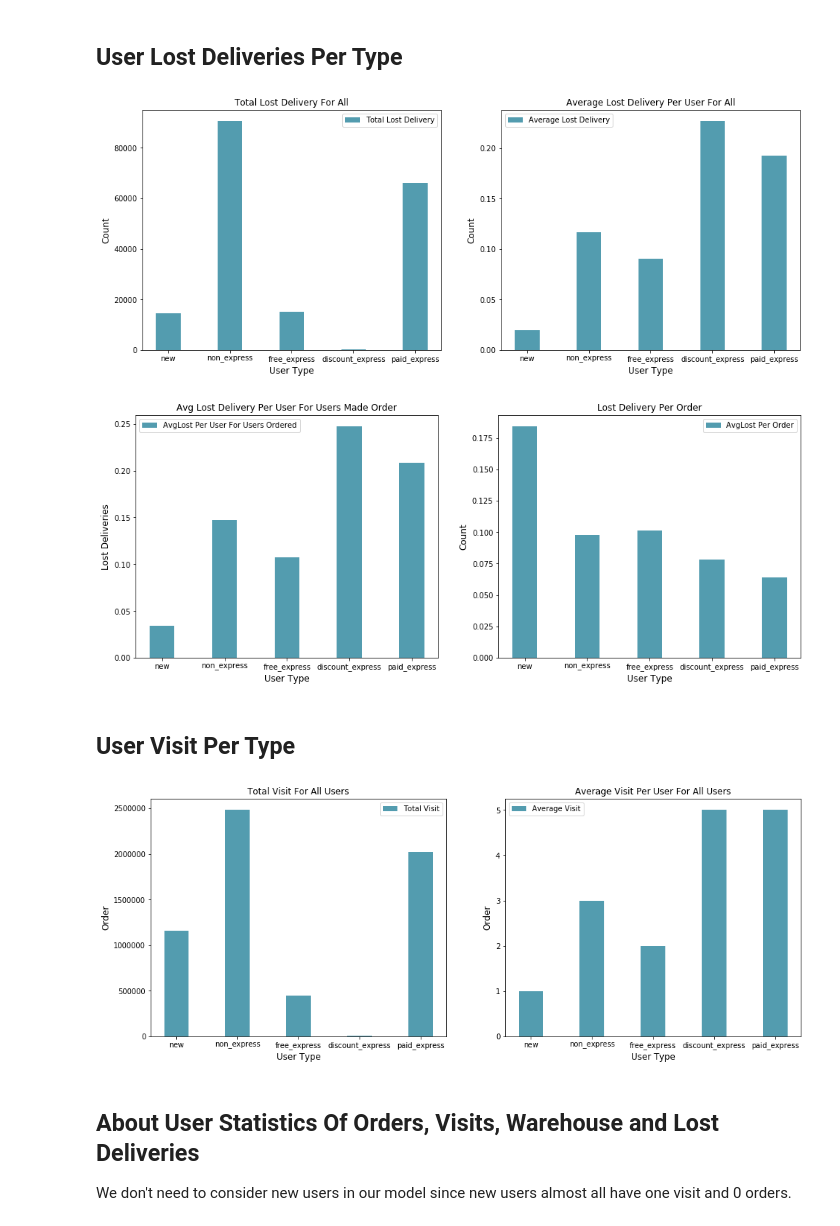
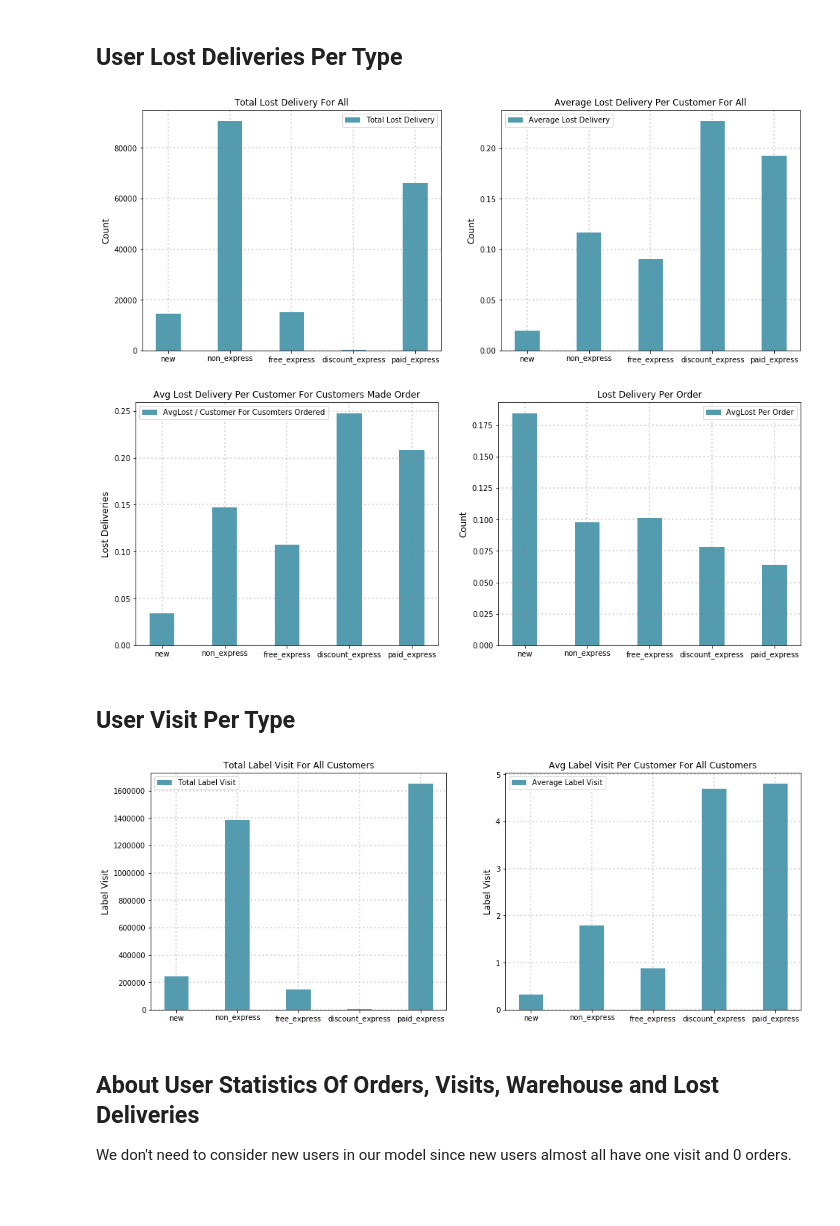
Before and after one commit to JustinNew/archive, a Jupyter notebook: projects/LostDemandImpact/Lost_Deliveries_Impact_V1.0.ipynb, the cells around one changed output. Saved outputs shown, nothing was run; the diff lists cells and outputs as text; code cells hidden in the pictures; blank space fills up the shorter version.

Commit message:
lost impact

```diff
--- a/projects/LostDemandImpact/Lost_Deliveries_Impact_V1.0.ipynb
+++ b/projects/LostDemandImpact/Lost_Deliveries_Impact_V1.0.ipynb
@@ -350,32 +359,34 @@ plt.show()
 # %%
 user_lost_per_type = user_df[['user_type', 'lost_estimate']].groupby(['user_type']).sum().reset_index()
 user_lost_per_type['user_type'] = user_lost_per_type['user_type'].map(lambda x: user_type_map_reverse[x])
 
 x = [1,2,3,4,5]
 y1 = user_lost_per_type.lost_estimate.tolist()
 ind_width = 0.4
 
 fig = plt.figure(figsize=(16, 6))
 ax = fig.add_subplot(121)
 ax.bar(x, y1, align='center', color='#539caf',label='Total Lost Delivery', width=ind_width)
-ax.set_xlabel('User Type',fontsize=12)
+#ax.set_xlabel('User Type',fontsize=12)
 ax.set_ylabel('Count',fontsize=12)
 ax.set_title('Total Lost Delivery For All')
+ax.grid(True, color='grey', linestyle=':', linewidth=2, alpha=0.3)
 ax.legend(loc = 'upper right',fontsize=10)
 ax.set_xticklabels(('', 'new','non_express','free_express','discount_express','paid_express'))
 
 y2 = [i/j for i, j in zip(user_lost_per_type.lost_estimate.tolist(), user_type_count.count_last.tolist())]
 ax2 = fig.add_subplot(122)
 ax2.bar(x, y2, align='center', color='#539caf',label='Average Lost Delivery', width=ind_width)
-ax2.set_xlabel('User Type',fontsize=12)
+#ax2.set_xlabel('User Type',fontsize=12)
 ax2.set_ylabel('Count',fontsize=12)
-ax2.set_title('Average Lost Delivery Per User For All')
+ax2.set_title('Average Lost Delivery Per Customer For All')
+ax2.grid(True, color='grey', linestyle=':', linewidth=2, alpha=0.3)
 ax2.legend(loc = 'upper left',fontsize=10)
 ax2.set_xticklabels(('', 'new','non_express','free_express','discount_express','paid_express'))
 plt.savefig('20180903-20180930 User Lost Deliveries Per Type.png')
 plt.show()
 # %% [output]
-[figure, old version]
+[figure, new version]
 # %%
 # Exclude users who did not make an order.
 # Calculate the average lost deliveries per user for users who made order.
@@ -389,62 +400,67 @@ user_per_type_exclude['AvgLost'] = user_per_type_exclude['lost_estimate'] / user
 
 x = [1,2,3,4,5]
 y1 = user_per_type_exclude['AvgLost'].tolist()
-y2 = [i/j for i,j in zip(user_lost_per_type.lost_estimate.tolist(), user_order_per_type.order.tolist())]
+t_user_order_per_type = df_explore[['user_type', 'order']].groupby('user_type').sum().order.tolist()
+y2 = [i/j for i,j in zip(user_lost_per_type.lost_estimate.tolist(), t_user_order_per_type)]
 ind_width = 0.4
 
 fig = plt.figure(figsize=(16, 6))
 ax = fig.add_subplot(121)
-ax.bar(x, y1, align='center', color='#539caf',label='AvgLost Per User For Users Ordered', width=ind_width)
-ax.set_xlabel('User Type',fontsize=12)
+ax.bar(x, y1, align='center', color='#539caf',label='AvgLost / Customer For Cusomters Ordered', width=ind_width)
+#ax.set_xlabel('User Type',fontsize=12)
 ax.set_ylabel('Lost Deliveries',fontsize=12)
-ax.set_title('Avg Lost Delivery Per User For Users Made Order')
+ax.set_title('Avg Lost Delivery Per Customer For Customers Made Order')
+ax.grid(True, color='grey', linestyle=':', linewidth=2, alpha=0.3)
 ax.legend(loc = 'upper left',fontsize=10)
 ax.set_xticklabels(('', 'new','non_express','free_express','discount_express','paid_express'))
 
 ax2 = fig.add_subplot(122)
 ax2.bar(x, y2, align='center', color='#539caf',label='AvgLost Per Order', width=ind_width)
-ax2.set_xlabel('User Type',fontsize=12)
+#ax2.set_xlabel('User Type',fontsize=12)
 ax2.set_ylabel('Count',fontsize=12)
 ax2.set_title('Lost Delivery Per Order')
+ax2.grid(True, color='grey', linestyle=':', linewidth=2, alpha=0.3)
 ax2.legend(loc = 'upper right',fontsize=10)
 ax2.set_xticklabels(('', 'new','non_express','free_express','discount_express','paid_express'))
 
 plt.savefig('20180903-20180930 Lost Deliveries Per Order Per Type.png')
 plt.show()
 # %% [output]
-[figure, old version]
+[figure, new version]
 # %% [markdown]
 ## User Visit Per Type
 # %%
-user_visit_per_type = user_df[['user_type', 'visit']].groupby(['user_type']).sum().reset_index()
+user_visit_per_type = df_explore[['user_type', 'label_visit']].groupby(['user_type']).sum().reset_index()
 user_visit_per_type['user_type'] = user_visit_per_type['user_type'].map(lambda x: user_type_map_reverse[x])
 
 x = [1,2,3,4,5]
-y1 = user_visit_per_type.visit.tolist()
+y1 = user_visit_per_type.label_visit.tolist()
 ind_width = 0.4
 
 fig = plt.figure(figsize=(16, 6))
 ax = fig.add_subplot(121)
-ax.bar(x, y1, align='center', color='#539caf',label='Total Visit', width=ind_width)
-ax.set_xlabel('User Type',fontsize=12)
-ax.set_ylabel('Order',fontsize=12)
-ax.set_title('Total Visit For All Users')
+ax.bar(x, y1, align='center', color='#539caf',label='Total Label Visit', width=ind_width)
+#ax.set_xlabel('User Type',fontsize=12)
+ax.set_ylabel('Label Visit',fontsize=12)
+ax.set_title('Total Label Visit For All Customers')
+ax.grid(True, color='grey', linestyle=':', linewidth=2, alpha=0.3)
 #ax.set_ylim([0, 2850000])
-ax.legend(loc = 'upper right',fontsize=10)
+ax.legend(loc = 'upper left',fontsize=10)
 ax.set_xticklabels(('', 'new','non_express','free_express','discount_express','paid_express'))
 
-y2 = [i/j for i, j in zip(user_visit_per_type.visit.tolist(), user_type_count.count_last.tolist())]
+y2 = [i/j for i, j in zip(user_visit_per_type.label_visit.tolist(), user_type_count.count_last.tolist())]
 ax2 = fig.add_subplot(122)
-ax2.bar(x, y2, align='center', color='#539caf',label='Average Visit', width=ind_width)
-ax2.set_xlabel('User Type',fontsize=12)
-ax2.set_ylabel('Order',fontsize=12)
-ax2.set_title('Average Visit Per User For All Users')
+ax2.bar(x, y2, align='center', color='#539caf',label='Average Label Visit', width=ind_width)
+#ax2.set_xlabel('User Type',fontsize=12)
+ax2.set_ylabel('Label Visit',fontsize=12)
+ax2.set_title('Avg Label Visit Per Customer For All Customers')
+ax2.grid(True, color='grey', linestyle=':', linewidth=2, alpha=0.3)
 ax2.legend(loc = 'upper left',fontsize=10)
 ax2.set_xticklabels(('', 'new','non_express','free_express','discount_express','paid_express'))
 plt.savefig('20180903-20180930 User Visits Per Type.png')
 plt.show()
 # %% [output]
-[figure, old version]
+[figure, new version]
 # %% [markdown]
 ## About User Statistics Of Orders, Visits, Warehouse and Lost Deliveries
 
```
Also changed, not shown: parts of 29 cells of this notebook, 1 other file.
